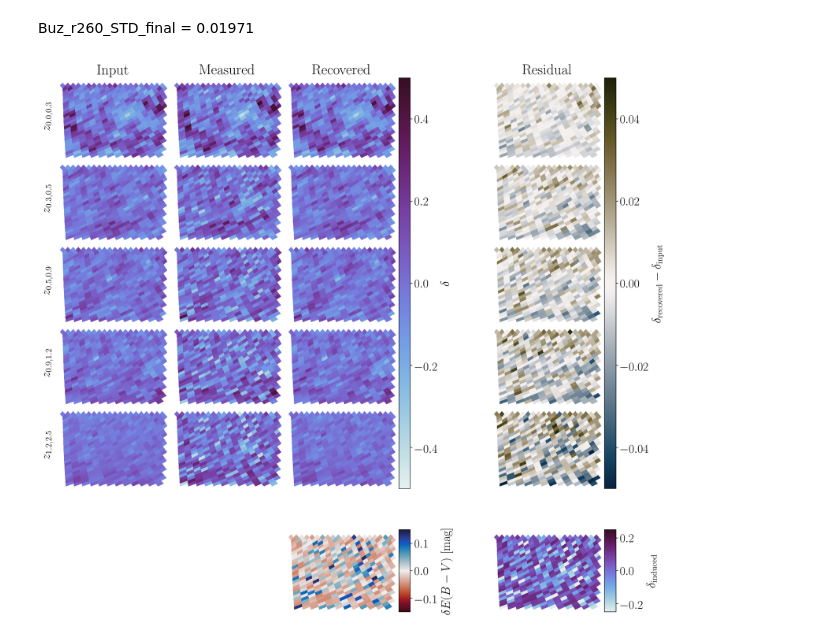
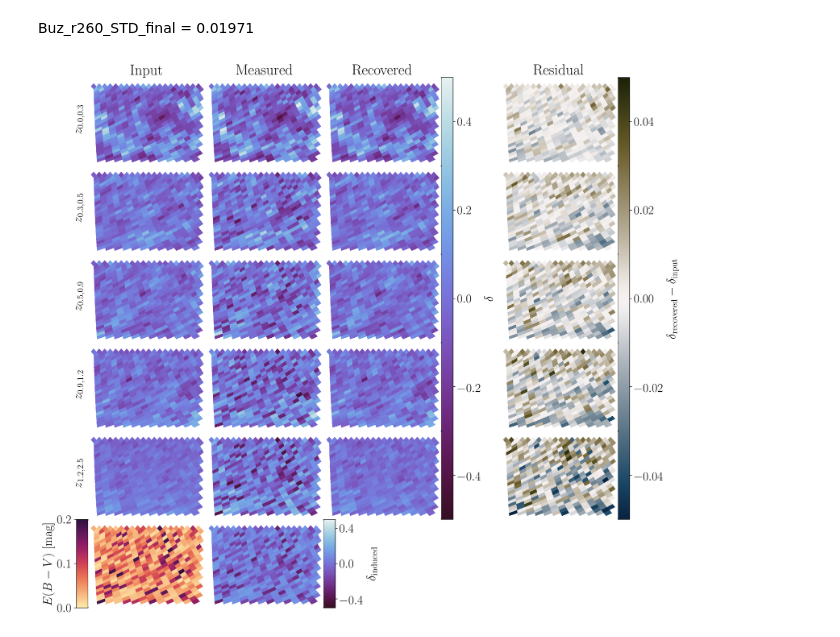
Before and after one commit to MBravoS/MW_dust_galcat, a Jupyter notebook: Plots_main.ipynb, the cells around one changed output. Saved outputs shown, nothing was run; the diff lists cells and outputs as text; code cells hidden in the pictures.

```diff
--- a/Plots_main.ipynb
+++ b/Plots_main.ipynb
@@ -157,8 +157,8 @@ int_Buz_r260_n9=pd.concat([pd.read_csv(f) for f in sorted(glob.glob('../MWdust_r
 # %%
 display(Markdown(f'Low resolution = {hp.pixelfunc.nside2pixarea(2**6,degrees=True)*3600:.3f} arcmin$^2$ ($\sim${hp.pixelfunc.nside2resol(2**6,arcmin=True):.3f} arcmin)'))
 display(Markdown(f'High resolution = {hp.pixelfunc.nside2pixarea(2**9,degrees=True)*3600:.3f} arcmin$^2$ ($\sim${hp.pixelfunc.nside2resol(2**9,arcmin=True):.3f} arcmin)'))
-nlow=f'$\\theta_\mathrm{{low}}\sim{hp.pixelfunc.nside2resol(2**6,arcmin=True):.0f}$ arcmin'
-nhigh=f'$\\theta_\mathrm{{high}}\sim{hp.pixelfunc.nside2resol(2**9,arcmin=True):.0f}$ arcmin'
+nlow=f'$\\theta\sim{hp.pixelfunc.nside2resol(2**6,arcmin=True):.0f}$ arcmin'
+nhigh=f'$\\theta\sim{hp.pixelfunc.nside2resol(2**9,arcmin=True):.0f}$ arcmin'
 # %% [output]
 Low resolution = 3021.457 arcmin$^2$ ($\sim$54.968 arcmin)
 High resolution = 47.210 arcmin$^2$ ($\sim$6.871 arcmin)
@@ -553,18 +539,18 @@ induced_delta=10**spl_delta(SFD_Buz_r260_n6)
 induced_delta-=np.nanmean(induced_delta)
 induced_delta[SFD_Buz_r260_n6==np.nan]=np.nan
 # %%
-fig=plot.figure(100,figsize=(14.4,13))
-spec=gs.GridSpec(nrows=65,ncols=50,figure=fig,wspace=0,hspace=0,left=0.012,right=0.92,bottom=0.02,top=0.96)
-fax=[[fig.add_subplot(spec[:10,1:11]),fig.add_subplot(spec[:10,11:21]),fig.add_subplot(spec[:10,21:31]),fig.add_subplot(spec[:10,39:49])],
-     [fig.add_subplot(spec[10:20,1:11]),fig.add_subplot(spec[10:20,11:21]),fig.add_subplot(spec[10:20,21:31]),fig.add_subplot(spec[10:20,39:49])],
-     [fig.add_subplot(spec[20:30,1:11]),fig.add_subplot(spec[20:30,11:21]),fig.add_subplot(spec[20:30,21:31]),fig.add_subplot(spec[20:30,39:49])],
-     [fig.add_subplot(spec[30:40,1:11]),fig.add_subplot(spec[30:40,11:21]),fig.add_subplot(spec[30:40,21:31]),fig.add_subplot(spec[30:40,39:49])],
-     [fig.add_subplot(spec[40:50,1:11]),fig.add_subplot(spec[40:50,11:21]),fig.add_subplot(spec[40:50,21:31]),fig.add_subplot(spec[40:50,39:49])],
-     [fig.add_subplot(spec[55:65,21:31]),fig.add_subplot(spec[55:65,39:49])]]
+fig=plot.figure(100,figsize=(14.4,12.5))
+spec=gs.GridSpec(nrows=60,ncols=47,figure=fig,wspace=0,hspace=0,left=0.06,right=0.92,bottom=0.02,top=0.97)
+fax=[[fig.add_subplot(spec[:10,1:11]),fig.add_subplot(spec[:10,11:21]),fig.add_subplot(spec[:10,21:31]),fig.add_subplot(spec[:10,36:46])],
+     [fig.add_subplot(spec[10:20,1:11]),fig.add_subplot(spec[10:20,11:21]),fig.add_subplot(spec[10:20,21:31]),fig.add_subplot(spec[10:20,36:46])],
+     [fig.add_subplot(spec[20:30,1:11]),fig.add_subplot(spec[20:30,11:21]),fig.add_subplot(spec[20:30,21:31]),fig.add_subplot(spec[20:30,36:46])],
+     [fig.add_subplot(spec[30:40,1:11]),fig.add_subplot(spec[30:40,11:21]),fig.add_subplot(spec[30:40,21:31]),fig.add_subplot(spec[30:40,36:46])],
+     [fig.add_subplot(spec[40:50,1:11]),fig.add_subplot(spec[40:50,11:21]),fig.add_subplot(spec[40:50,21:31]),fig.add_subplot(spec[40:50,36:46])],
+     [fig.add_subplot(spec[50:,1:11]),fig.add_subplot(spec[50:,11:21])]]
 cbar_1=fig.add_subplot(spec[:50,31])
-cbar_2=fig.add_subplot(spec[:50,49])
-cbar_3=fig.add_subplot(spec[55:,31])
-cbar_4=fig.add_subplot(spec[55:,49])
+cbar_2=fig.add_subplot(spec[:50,46])
+cbar_3=fig.add_subplot(spec[50:,0])
+cbar_4=fig.add_subplot(spec[50:,21])
 ylabels=[fig.add_subplot(spec[:10,0],frame_on=False),fig.add_subplot(spec[10:20,0],frame_on=False),fig.add_subplot(spec[20:30,0],frame_on=False),
          fig.add_subplot(spec[30:40,0],frame_on=False),fig.add_subplot(spec[40:50,0],frame_on=False),fig.add_subplot(spec[55:,0],frame_on=False)]
 for i in range(6):
@@ -579,13 +565,13 @@ for y in ylabels:
 # z015
 plot.sca(fax[0][0])
 hp.cartview(delta_input_Buz_r260_n6['z015'],fig=100,lonra=[60,90],latra=[-61,-39],title='Input',
-            cbar=False,min=-0.5,max=0.5,cmap=cmo.cm.dense,badcolor='white',hold=True)
+            cbar=False,min=-0.5,max=0.5,cmap=cmo.cm.dense_r,badcolor='white',hold=True)
 plot.sca(fax[0][1])
 hp.cartview(delta_measured_Buz_r260_n6['z015'],fig=100,lonra=[60,90],latra=[-61,-39],title='Measured',
-            cbar=False,min=-0.5,max=0.5,cmap=cmo.cm.dense,badcolor='white',hold=True)
+            cbar=False,min=-0.5,max=0.5,cmap=cmo.cm.dense_r,badcolor='white',hold=True)
 plot.sca(fax[0][2])
 hp.cartview(delta_recovered_Buz_r260_n6['z015'],fig=100,lonra=[60,90],latra=[-61,-39],title='Recovered',
-            cbar=False,min=-0.5,max=0.5,cmap=cmo.cm.dense,badcolor='white',hold=True)
+            cbar=False,min=-0.5,max=0.5,cmap=cmo.cm.dense_r,badcolor='white',hold=True)
 plot.sca(fax[0][3])
 hp.cartview(delta_recovered_Buz_r260_n6['z015']-delta_input_Buz_r260_n6['z015'],fig=100,lonra=[60,90],latra=[-61,-39],
             title='Residual',cbar=False,min=-0.05,max=0.05,cmap=cmo.cm.diff,badcolor='white',hold=True)
@@ -593,13 +579,13 @@ hp.cartview(delta_recovered_Buz_r260_n6['z015']-delta_input_Buz_r260_n6['z015'],
 # z045
 plot.sca(fax[1][0])
 hp.cartview(delta_input_Buz_r260_n6['z045'],fig=100,lonra=[60,90],latra=[-61,-39],title=None,
-            cbar=False,min=-0.5,max=0.5,cmap=cmo.cm.dense,badcolor='white',hold=True)
+            cbar=False,min=-0.5,max=0.5,cmap=cmo.cm.dense_r,badcolor='white',hold=True)
 plot.sca(fax[1][1])
 hp.cartview(delta_measured_Buz_r260_n6['z045'],fig=100,lonra=[60,90],latra=[-61,-39],title=None,
-            cbar=False,min=-0.5,max=0.5,cmap=cmo.cm.dense,badcolor='white',hold=True)
+            cbar=False,min=-0.5,max=0.5,cmap=cmo.cm.dense_r,badcolor='white',hold=True)
 plot.sca(fax[1][2])
 hp.cartview(delta_recovered_Buz_r260_n6['z045'],fig=100,lonra=[60,90],latra=[-61,-39],title=None,
-            cbar=False,min=-0.5,max=0.5,cmap=cmo.cm.dense,badcolor='white',hold=True)
+            cbar=False,min=-0.5,max=0.5,cmap=cmo.cm.dense_r,badcolor='white',hold=True)
 plot.sca(fax[1][3])
 hp.cartview(delta_recovered_Buz_r260_n6['z045']-delta_input_Buz_r260_n6['z045'],fig=100,lonra=[60,90],title=None,
             latra=[-61,-39],cbar=False,min=-0.05,max=0.05,cmap=cmo.cm.diff,badcolor='white',hold=True)
@@ -607,13 +593,13 @@ hp.cartview(delta_recovered_Buz_r260_n6['z045']-delta_input_Buz_r260_n6['z045'],
 # z075
 plot.sca(fax[2][0])
 hp.cartview(delta_input_Buz_r260_n6['z075'],fig=100,lonra=[60,90],latra=[-61,-39],title=None,
-            cbar=False,min=-0.5,max=0.5,cmap=cmo.cm.dense,badcolor='white',hold=True)
+            cbar=False,min=-0.5,max=0.5,cmap=cmo.cm.dense_r,badcolor='white',hold=True)
 plot.sca(fax[2][1])
 hp.cartview(delta_measured_Buz_r260_n6['z075'],fig=100,lonra=[60,90],latra=[-61,-39],title=None,
-            cbar=False,min=-0.5,max=0.5,cmap=cmo.cm.dense,badcolor='white',hold=True)
+            cbar=False,min=-0.5,max=0.5,cmap=cmo.cm.dense_r,badcolor='white',hold=True)
 plot.sca(fax[2][2])
 hp.cartview(delta_recovered_Buz_r260_n6['z075'],fig=100,lonra=[60,90],latra=[-61,-39],title=None,
-            cbar=False,min=-0.5,max=0.5,cmap=cmo.cm.dense,badcolor='white',hold=True)
+            cbar=False,min=-0.5,max=0.5,cmap=cmo.cm.dense_r,badcolor='white',hold=True)
 plot.sca(fax[2][3])
 hp.cartview(delta_recovered_Buz_r260_n6['z075']-delta_input_Buz_r260_n6['z075'],fig=100,lonra=[60,90],title=None,
             latra=[-61,-39],cbar=False,min=-0.05,max=0.05,cmap=cmo.cm.diff,badcolor='white',hold=True)
@@ -621,13 +607,13 @@ hp.cartview(delta_recovered_Buz_r260_n6['z075']-delta_input_Buz_r260_n6['z075'],
 # z105
 plot.sca(fax[3][0])
 hp.cartview(delta_input_Buz_r260_n6['z105'],fig=100,lonra=[60,90],latra=[-61,-39],title=None,
-            cbar=False,min=-0.5,max=0.5,cmap=cmo.cm.dense,badcolor='white',hold=True)
+            cbar=False,min=-0.5,max=0.5,cmap=cmo.cm.dense_r,badcolor='white',hold=True)
 plot.sca(fax[3][1])
 hp.cartview(delta_measured_Buz_r260_n6['z105'],fig=100,lonra=[60,90],latra=[-61,-39],title=None,
-            cbar=False,min=-0.5,max=0.5,cmap=cmo.cm.dense,badcolor='white',hold=True)
+            cbar=False,min=-0.5,max=0.5,cmap=cmo.cm.dense_r,badcolor='white',hold=True)
 plot.sca(fax[3][2])
 hp.cartview(delta_recovered_Buz_r260_n6['z105'],fig=100,lonra=[60,90],latra=[-61,-39],title=None,
-            cbar=False,min=-0.5,max=0.5,cmap=cmo.cm.dense,badcolor='white',hold=True)
+            cbar=False,min=-0.5,max=0.5,cmap=cmo.cm.dense_r,badcolor='white',hold=True)
 plot.sca(fax[3][3])
 hp.cartview(delta_recovered_Buz_r260_n6['z105']-delta_input_Buz_r260_n6['z105'],fig=100,lonra=[60,90],title=None,
             latra=[-61,-39],cbar=False,min=-0.05,max=0.05,cmap=cmo.cm.diff,badcolor='white',hold=True)
@@ -635,42 +621,45 @@ hp.cartview(delta_recovered_Buz_r260_n6['z105']-delta_input_Buz_r260_n6['z105'],
 # z185
 plot.sca(fax[4][0])
 hp.cartview(delta_input_Buz_r260_n6['z185'],fig=100,lonra=[60,90],latra=[-61,-39],title=None,
-            cbar=False,min=-0.5,max=0.5,cmap=cmo.cm.dense,badcolor='white',hold=True)
+            cbar=False,min=-0.5,max=0.5,cmap=cmo.cm.dense_r,badcolor='white',hold=True)
 plot.sca(fax[4][1])
 hp.cartview(delta_measured_Buz_r260_n6['z185'],fig=100,lonra=[60,90],latra=[-61,-39],title=None,
-            cbar=False,min=-0.5,max=0.5,cmap=cmo.cm.dense,badcolor='white',hold=True)
+            cbar=False,min=-0.5,max=0.5,cmap=cmo.cm.dense_r,badcolor='white',hold=True)
 plot.sca(fax[4][2])
 hp.cartview(delta_recovered_Buz_r260_n6['z185'],fig=100,lonra=[60,90],latra=[-61,-39],title=None,
-            cbar=False,min=-0.5,max=0.5,cmap=cmo.cm.dense,badcolor='white',hold=True)
+            cbar=False,min=-0.5,max=0.5,cmap=cmo.cm.dense_r,badcolor='white',hold=True)
 plot.sca(fax[4][3])
 hp.cartview(delta_recovered_Buz_r260_n6['z185']-delta_input_Buz_r260_n6['z185'],fig=100,lonra=[60,90],title=None,
             latra=[-61,-39],cbar=False,min=-0.05,max=0.05,cmap=cmo.cm.diff,badcolor='white',hold=True)
 
 # induced
 plot.sca(fax[5][0])
-hp.cartview(SFD_Buz_r260_n6-np.nanmean(SFD_Buz_r260_n6),fig=100,lonra=[60,90],latra=[-61,-39],cbar=None,title=None,
-            min=-0.15,max=0.15,cmap=cmo.cm.balance_r,badcolor='white',hold=True)
+hp.cartview(SFD_Buz_r260_n6,fig=100,lonra=[60,90],latra=[-61,-39],cbar=None,title=None,
+            min=0,max=0.2,cmap=cmo.cm.matter,badcolor='white',hold=True)
 plot.sca(fax[5][1])
 hp.cartview(induced_delta,fig=100,lonra=[60,90],latra=[-61,-39],cbar=None,title=None,badcolor='white',
-            min=-0.25,max=0.25,cmap=cmo.cm.dense,hold=True)
+            min=-0.5,max=0.5,cmap=cmo.cm.dense_r,hold=True)
 
 ylabels[0].text(-0.2,0.4,'$z_{0.0,0.3}$',rotation=90)
 ylabels[1].text(-0.2,0.4,'$z_{0.3,0.5}$',rotation=90)
 ylabels[2].text(-0.2,0.4,'$z_{0.5,0.9}$',rotation=90)
 ylabels[3].text(-0.2,0.4,'$z_{0.9,1.2}$',rotation=90)
 ylabels[4].text(-0.2,0.4,'$z_{1.2,2.5}$',rotation=90)
 
-cbar1=plot.colorbar(cax=cbar_1,mappable=cm.ScalarMappable(norm=col.Normalize(vmin=-0.5,vmax=0.5),cmap=cmo.cm.dense))
+cbar1=plot.colorbar(cax=cbar_1,mappable=cm.ScalarMappable(norm=col.Normalize(vmin=-0.5,vmax=0.5),cmap=cmo.cm.dense_r))
 cbar1.set_label('$\delta$')
 cbar2=plot.colorbar(cax=cbar_2,mappable=cm.ScalarMappable(norm=col.Normalize(vmin=-0.05,vmax=0.05),cmap=cmo.cm.diff))
 cbar2.set_label('$\delta_\mathrm{recovered}-\delta_\mathrm{input}$')
-cbar3=plot.colorbar(cax=cbar_3,mappable=cm.ScalarMappable(norm=col.Normalize(vmin=-0.15,vmax=0.15),cmap=cmo.cm.balance_r))
-cbar3.set_label('$\delta E(B-V)$ [mag]')
-cbar4=plot.colorbar(cax=cbar_4,mappable=cm.ScalarMappable(norm=col.Normalize(vmin=-0.25,vmax=0.25),cmap=cmo.cm.dense))
+cbar3=plot.colorbar(cax=cbar_3,mappable=cm.ScalarMappable(norm=col.Normalize(vmin=0,vmax=0.2),cmap=cmo.cm.matter))
+cbar3.set_label('$E(B-V)$ [mag]')
+cbar3.ax.yaxis.set_label_position('left')
+cbar3.ax.yaxis.tick_left()
+cbar4=plot.colorbar(cax=cbar_4,mappable=cm.ScalarMappable(norm=col.Normalize(vmin=-0.5,vmax=0.5),cmap=cmo.cm.dense_r))
 cbar4.set_label('$\delta_\mathrm{induced}$')
+cbar4.ax.yaxis.set_ticks([-0.4,0,0.4])
 
 plot.savefig('../MWdust_results/delta_map_B260_n6.pdf')
 plot.savefig('../MWdust_results/PNG/delta_map_B260_n6.png')
 plot.show()
 # %% [output]
-[figure, old version]
+[figure, new version]
```
Also changed, not shown: parts of 3 cells of this notebook.
